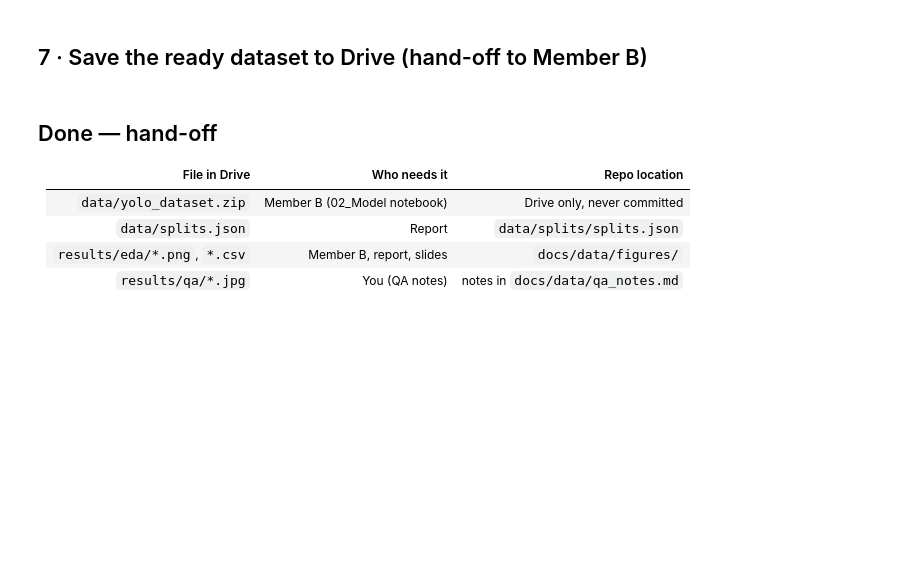
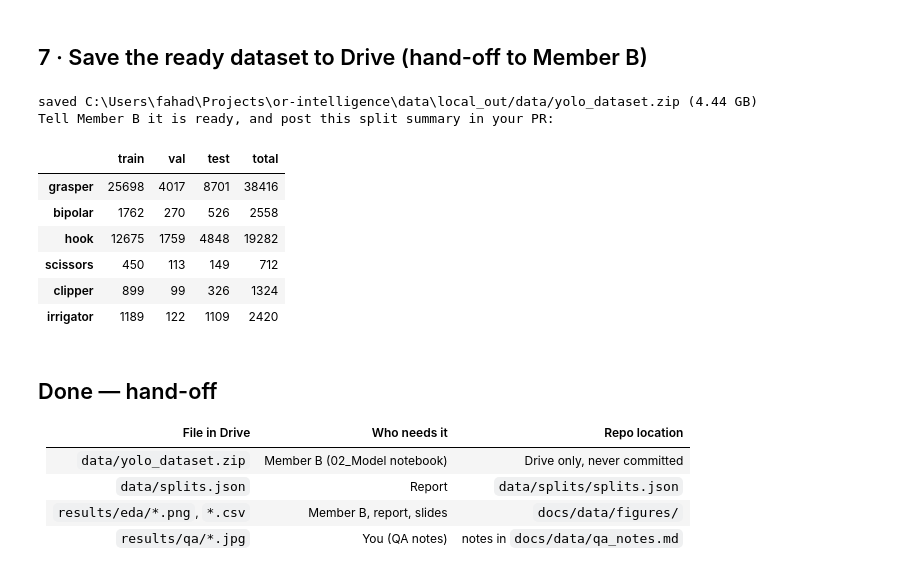
Before and after one commit to Skkinner/or-intelligence, a Jupyter notebook: notebooks/01_Data.ipynb, the cells around one changed output. Drawn from its saved outputs; the diff is of its cells as text; code cells hidden in the pictures; blank space fills up the shorter version.

```diff
--- a/notebooks/01_Data.ipynb
+++ b/notebooks/01_Data.ipynb
@@ -228,11 +425,28 @@ plt.tight_layout(); plt.savefig(f"{EDA}/class_cooccurrence.png"); plt.show()
 # %% [markdown]
 ## 7 · Save the ready dataset to Drive (hand-off to Member B)
 # %%
+# frames are already JPEG, so the zip only stores them (much faster than compressing); built locally, then copied
 out_zip = f"{DRIVE_DIR}/data/yolo_dataset.zip"
-shutil.make_archive(out_zip[:-4], "zip", DS)
-print("saved", out_zip, f"({os.path.getsize(out_zip) / 1e6:.1f} MB)")
+local_zip = WORK / "yolo_dataset.zip" if IN_COLAB else Path(out_zip)
+with zipfile.ZipFile(local_zip, "w", zipfile.ZIP_STORED) as z:
+    for p in sorted(DS.rglob("*")):
+        if p.is_file():
+            z.write(p, p.relative_to(DS))
+if IN_COLAB:
+    shutil.copy(local_zip, out_zip)
+print("saved", out_zip, f"({os.path.getsize(out_zip) / 1e9:.2f} GB)")
 print("Tell Member B it is ready, and post this split summary in your PR:")
 display(counts)
+# %% [output]
+saved C:\Users\fahad\Projects\or-intelligence\data\local_out/data/yolo_dataset.zip (4.44 GB)
+Tell Member B it is ready, and post this split summary in your PR:
+|  | train | val | test | total |
+| grasper | 25698 | 4017 | 8701 | 38416 |
+| bipolar | 1762 | 270 | 526 | 2558 |
+| hook | 12675 | 1759 | 4848 | 19282 |
+| scissors | 450 | 113 | 149 | 712 |
+| clipper | 899 | 99 | 326 | 1324 |
+| irrigator | 1189 | 122 | 1109 | 2420 |
 # %% [markdown]
 ## Done — hand-off
 
```
Also changed, not shown: parts of 18 cells of this notebook, 16 other files.
